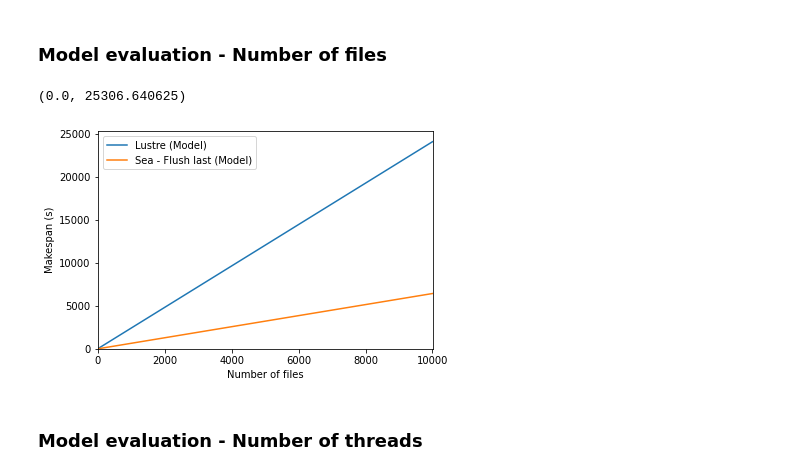
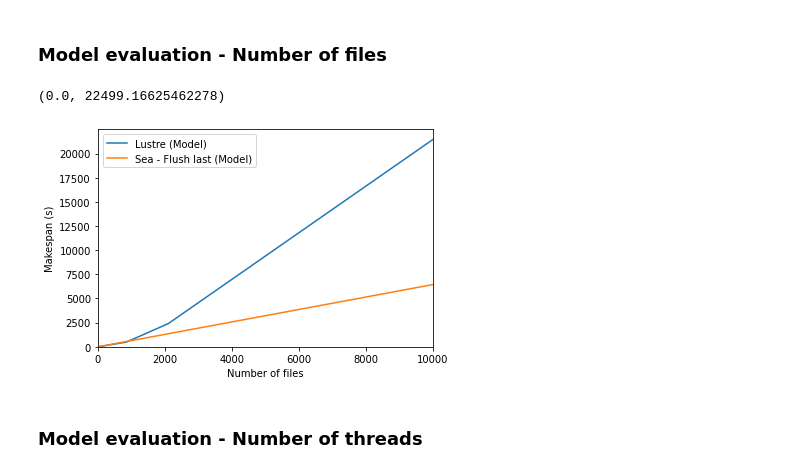
Before and after one commit to big-data-lab-team/Sea, a Jupyter notebook: experiments/incrementation/notebook/performance_model.ipynb, the cells around one changed output. Drawn from its saved outputs; the diff is of its cells as text; code cells hidden in the pictures.

```diff
--- a/experiments/incrementation/notebook/performance_model.ipynb
+++ b/experiments/incrementation/notebook/performance_model.ipynb
@@ -87,6 +144,8 @@ $M_{sd}$ is the makespan of the disk component in Sea<br>
 num_files=1000
 file_size=617
 tmpfs_size=126*1024
+a_mem=256*1024
+dirty_ratio=0.4
 
 # bandwidths
 disk_r = 510
@@ -303,28 +419,28 @@ plt.xlim(0, 20)
 # %%
 import pandas as pd
 import seaborn as sns
 import matplotlib.pyplot as plt
 
 nodes = 5
 bw = 4*8
 d = 6
 i = 5
 num_files = range(0, 10001)
 
-lustre = [lustre_mksp(f, i, b, nodes, file_size) for f in num_files]
+lustre = [lpc_mksp(f, i, b, nodes, file_size, a_mem, n_threads, f*file_size, mem_r, dirty_ratio, mem_w) for f in num_files]
 sea = [sea_mksp(f, i, b, nodes, file_size, n_threads, d) for f in num_files]
 
 
 sns.lineplot(x=num_files, y=lustre, label="Lustre (Model)")
 sns.lineplot(x=num_files, y=sea, label="Sea - Flush last (Model)")
 #sns.scatterplot(data=df, x="disks", y="runtime", label="Sea- Flush last (Real)", color="orange")
 plt.xlabel("Number of files")
 plt.ylabel("Makespan (s)")
 plt.xlim(0,10001)
 plt.ylim(0)
 # %% [output]
-(0.0, 25306.640625)
+(0.0, 22499.16625462278)
-[figure, old version]
+[figure, new version]
 # %% [markdown]
 ### Model evaluation - Number of threads
 # %%
```
Also changed, not shown: parts of 8 cells of this notebook.
